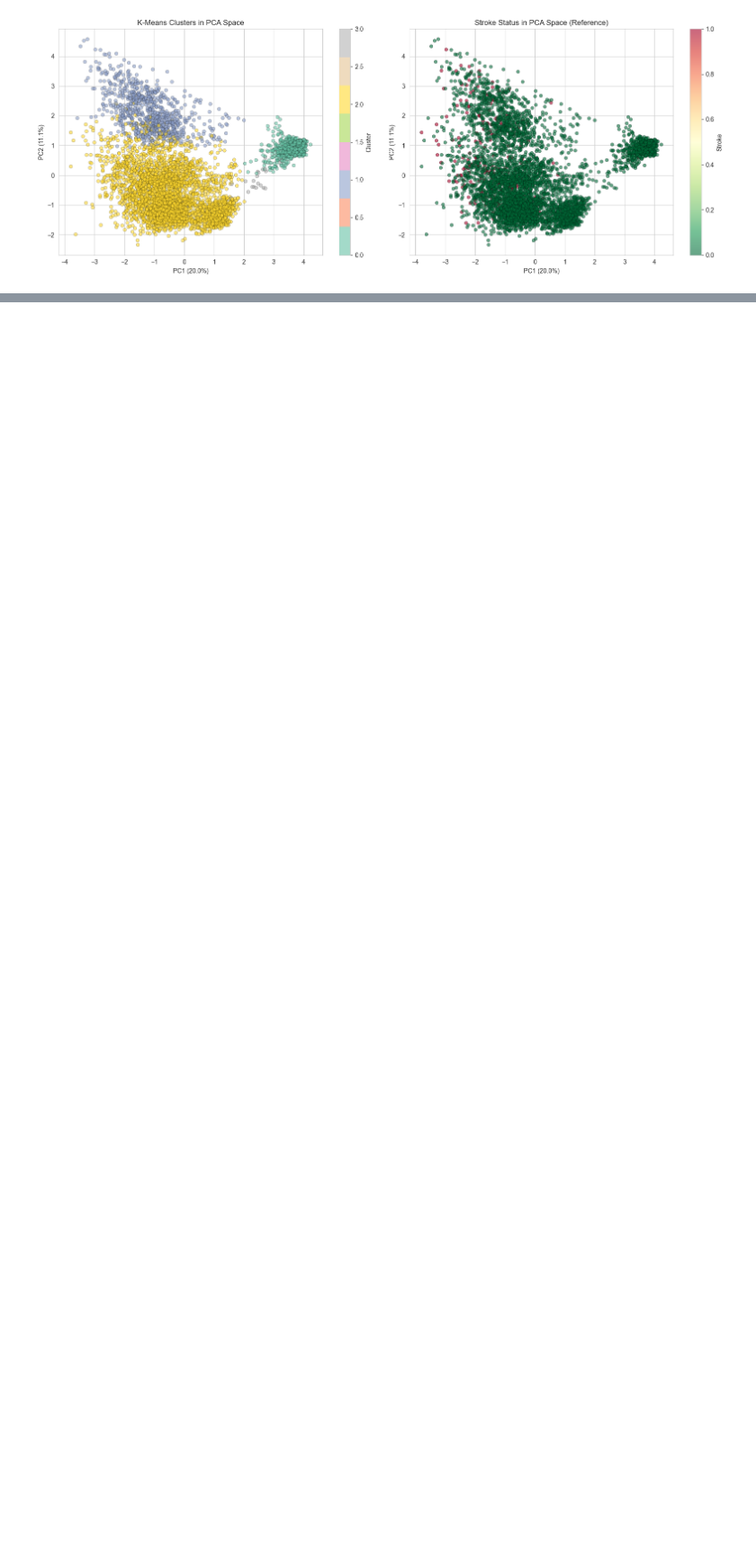
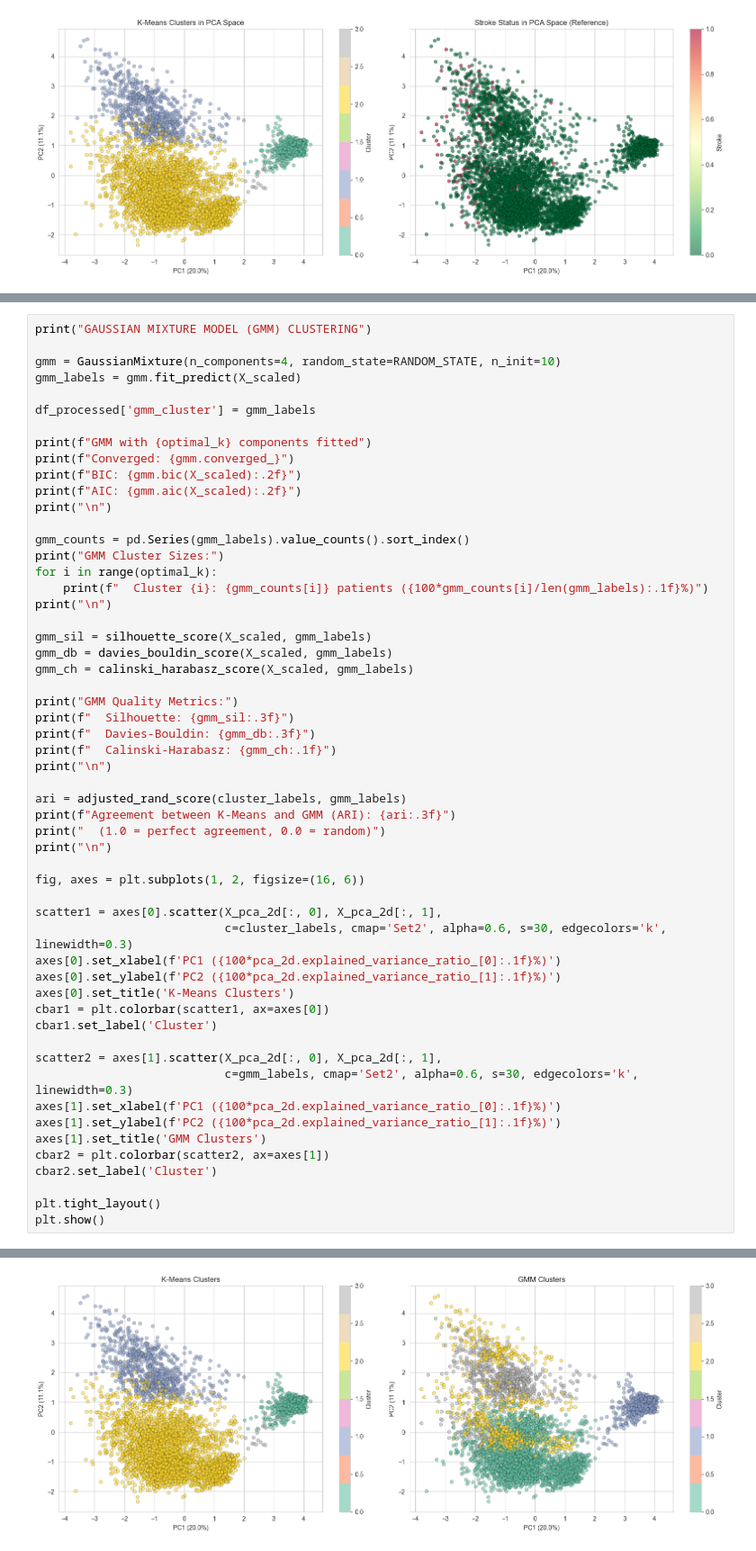
Before and after one commit to bklcross/maternal_health_archetypes, a Jupyter notebook: stroke_lab_analysis.ipynb, the cells around one changed output, grey strips where cells are left out. Shown at 90% size. Cells and saved outputs as stored; diff of their text form; blank space fills up the shorter version.

```diff
--- a/stroke_lab_analysis.ipynb
+++ b/stroke_lab_analysis.ipynb
@@ -740,0 +954,56 @@ Stroke cases occur in every cluster (not cluster-specific)
+# %%
+print("GAUSSIAN MIXTURE MODEL (GMM) CLUSTERING")
+
+gmm = GaussianMixture(n_components=4, random_state=RANDOM_STATE, n_init=10)
+gmm_labels = gmm.fit_predict(X_scaled)
+
+df_processed['gmm_cluster'] = gmm_labels
+
+print(f"GMM with {optimal_k} components fitted")
+print(f"Converged: {gmm.converged_}")
+print(f"BIC: {gmm.bic(X_scaled):.2f}")
+print(f"AIC: {gmm.aic(X_scaled):.2f}")
+print("\n")
+
+gmm_counts = pd.Series(gmm_labels).value_counts().sort_index()
+print("GMM Cluster Sizes:")
+for i in range(optimal_k):
+    print(f"  Cluster {i}: {gmm_counts[i]} patients ({100*gmm_counts[i]/len(gmm_labels):.1f}%)")
+print("\n")
+
+gmm_sil = silhouette_score(X_scaled, gmm_labels)
+gmm_db = davies_bouldin_score(X_scaled, gmm_labels)
+gmm_ch = calinski_harabasz_score(X_scaled, gmm_labels)
+
+print("GMM Quality Metrics:")
+print(f"  Silhouette: {gmm_sil:.3f}")
+print(f"  Davies-Bouldin: {gmm_db:.3f}")
+print(f"  Calinski-Harabasz: {gmm_ch:.1f}")
+print("\n")
+
+ari = adjusted_rand_score(cluster_labels, gmm_labels)
+print(f"Agreement between K-Means and GMM (ARI): {ari:.3f}")
+print("  (1.0 = perfect agreement, 0.0 = random)")
+print("\n")
+
+fig, axes = plt.subplots(1, 2, figsize=(16, 6))
+
+scatter1 = axes[0].scatter(X_pca_2d[:, 0], X_pca_2d[:, 1],
+                           c=cluster_labels, cmap='Set2', alpha=0.6, s=30, edgecolors='k', linewidth=0.3)
+axes[0].set_xlabel(f'PC1 ({100*pca_2d.explained_variance_ratio_[0]:.1f}%)')
+axes[0].set_ylabel(f'PC2 ({100*pca_2d.explained_variance_ratio_[1]:.1f}%)')
+axes[0].set_title('K-Means Clusters')
+cbar1 = plt.colorbar(scatter1, ax=axes[0])
+cbar1.set_label('Cluster')
+
+scatter2 = axes[1].scatter(X_pca_2d[:, 0], X_pca_2d[:, 1],
+                           c=gmm_labels, cmap='Set2', alpha=0.6, s=30, edgecolors='k', linewidth=0.3)
+axes[1].set_xlabel(f'PC1 ({100*pca_2d.explained_variance_ratio_[0]:.1f}%)')
+axes[1].set_ylabel(f'PC2 ({100*pca_2d.explained_variance_ratio_[1]:.1f}%)')
+axes[1].set_title('GMM Clusters')
+cbar2 = plt.colorbar(scatter2, ax=axes[1])
+cbar2.set_label('Cluster')
+
+plt.tight_layout()
+plt.show()
+# %% [output]
@@ -740,0 +1027 @@ Stroke cases occur in every cluster (not cluster-specific)
+[figure, added]
```
Also changed, not shown: parts of 27 cells of this notebook, 1 other file.
